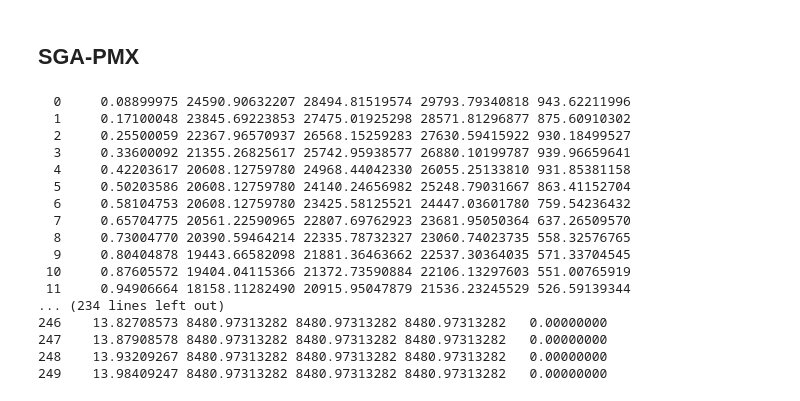
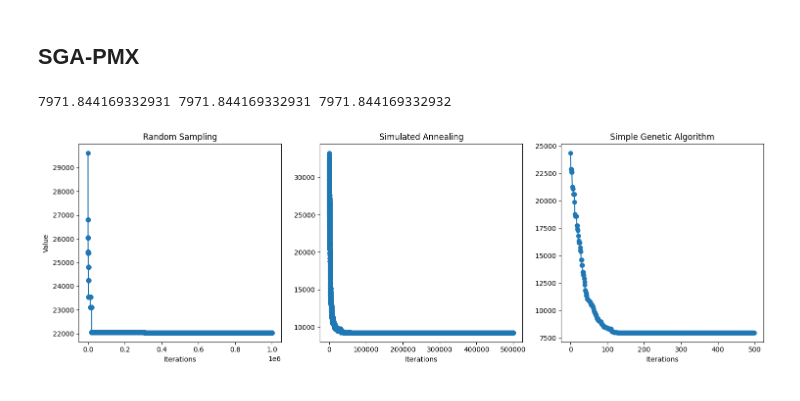
Before and after one commit to Ematerasu/Evolutionary-Algorithms-Course, a Jupyter notebook: lista02/AE2018_SGA-PMX_Demo.ipynb, the cells around one changed output. Saved outputs shown, nothing was run; the diff lists cells and outputs as text; code cells hidden in the pictures.

```diff
--- a/lista02/AE2018_SGA-PMX_Demo.ipynb
+++ b/lista02/AE2018_SGA-PMX_Demo.ipynb
@@ -223,13 +229,14 @@ chromosome_length = n
 number_of_offspring = population_size
 crossover_probability = 0.95
 mutation_probability = 0.25
-number_of_iterations = 250
+number_of_iterations = 500
 
 time0 = time.time()
 
 best_objective_value = np.Inf
 best_chromosome = np.zeros((1, chromosome_length))
-
+sda_costs = np.zeros(number_of_iterations)
+sda_triplets = []
 # generating an initial population
 current_population = np.zeros((population_size, chromosome_length), dtype=np.int64)
 for i in range(population_size):
@@ -285,22 +292,29 @@ for t in range(number_of_iterations):
         best_objective_value = objective_values[0]
         best_chromosome = current_population[0, :]
 
-    print('%3d %14.8f %12.8f %12.8f %12.8f %12.8f' % (t, time.time() - time0, objective_values.min(), objective_values.mean(), objective_values.max(), objective_values.std()))
+    # print('%3d %14.8f %12.8f %12.8f %12.8f %12.8f' % (t, time.time() - time0, objective_values.min(), objective_values.mean(), objective_values.max(), objective_values.std()))
+    sda_costs[t] = objective_values.min()
+    sda_triplets.append((objective_values.min(), objective_values.max(), objective_values.mean()))
+print(objective_values.min(), objective_values.max(), objective_values.mean())
 # %% [output]
-  0     0.08899975 24590.90632207 28494.81519574 29793.79340818 943.62211996
-  1     0.17100048 23845.69223853 27475.01925298 28571.81296877 875.60910302
-  2     0.25500059 22367.96570937 26568.15259283 27630.59415922 930.18499527
-  3     0.33600092 21355.26825617 25742.95938577 26880.10199787 939.96659641
-  4     0.42203617 20608.12759780 24968.44042330 26055.25133810 931.85381158
-  5     0.50203586 20608.12759780 24140.24656982 25248.79031667 863.41152704
-  6     0.58104753 20608.12759780 23425.58125521 24447.03601780 759.54236432
-  7     0.65704775 20561.22590965 22807.69762923 23681.95050364 637.26509570
-  8     0.73004770 20390.59464214 22335.78732327 23060.74023735 558.32576765
-  9     0.80404878 19443.66582098 21881.36463662 22537.30364035 571.33704545
- 10     0.87605572 19404.04115366 21372.73590884 22106.13297603 551.00765919
- 11     0.94906664 18158.11282490 20915.95047879 21536.23245529 526.59139344
-... (234 lines left out)
-246    13.82708573 8480.97313282 8480.97313282 8480.97313282   0.00000000
-247    13.87908578 8480.97313282 8480.97313282 8480.97313282   0.00000000
-248    13.93209267 8480.97313282 8480.97313282 8480.97313282   0.00000000
-249    13.98409247 8480.97313282 8480.97313282 8480.97313282   0.00000000
+7971.844169332931 7971.844169332931 7971.844169332932
+# %%
+fig, axs = plt.subplots(1, 3, figsize=(15, 5))
+
+axs[0].plot(rs_costs, marker='o')
+axs[0].set_title('Random Sampling')
+axs[0].set_xlabel('Iterations')
+axs[0].set_ylabel('Value')
+
+axs[1].plot(sa_costs, marker='o')
+axs[1].set_title('Simulated Annealing')
+axs[1].set_xlabel('Iterations')
+
+axs[2].plot(sda_costs, marker='o')
+axs[2].set_title('Simple Genetic Algorithm')
+axs[2].set_xlabel('Iterations')
+
+plt.tight_layout()
+plt.show()
+# %% [output]
+[figure, added]
```
Also changed, not shown: parts of 28 cells of this notebook, 8 other files.
